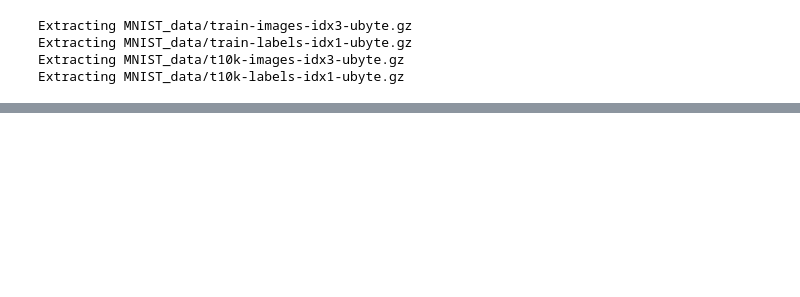
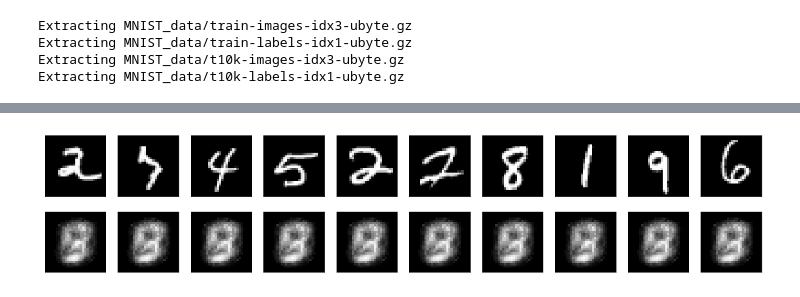
Before and after one commit to ibarrond/VariationalAutoencoders, a Jupyter notebook: Bayesian-VAE.ipynb, the cells around one changed output, grey strips where cells are left out. Drawn from its saved outputs; the diff is of its cells as text; code cells hidden in the pictures; blank space fills up the shorter version.

```diff
--- a/Bayesian-VAE.ipynb
+++ b/Bayesian-VAE.ipynb
@@ -42,0 +93,4 @@ VA.plot_enc_dec(10)
+# %%
+VA.plot_enc_dec(10)
+# %% [output]
+[figure, added]
```
Also changed, not shown: parts of 5 cells of this notebook, 11 other files.
